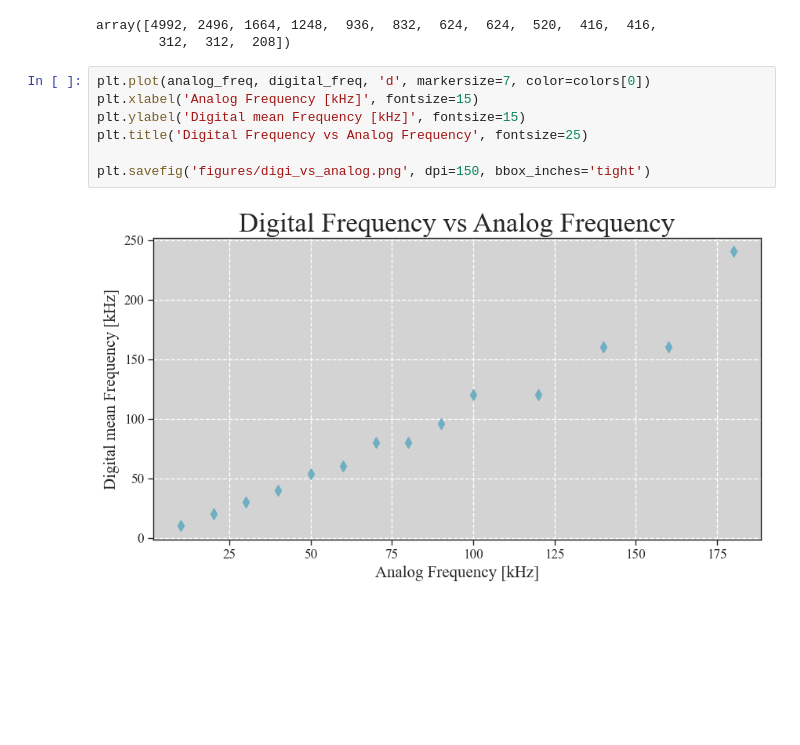
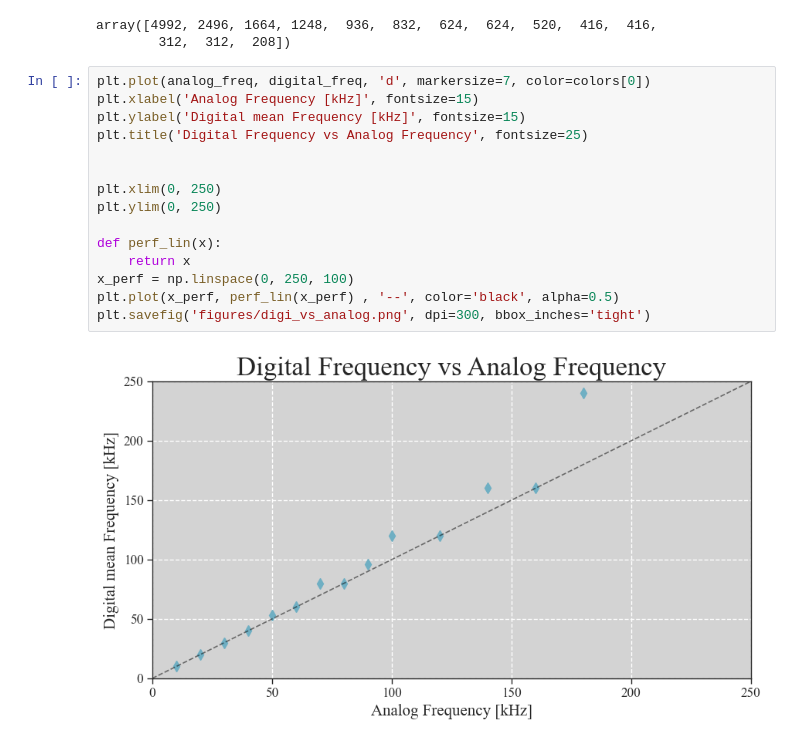
Before and after one commit to nielsdavidsen/ISP_2025, a Jupyter notebook: exam_project.ipynb, the cells around one changed output. Cells and saved outputs as stored; diff of their text form; blank space fills up the shorter version.

```diff
--- a/exam_project.ipynb
+++ b/exam_project.ipynb
@@ -61,11 +61,19 @@ array([4992, 2496, 1664, 1248,  936,  832,  624,  624,  520,  416,  416,
 # %%
 plt.plot(analog_freq, digital_freq, 'd', markersize=7, color=colors[0])
 plt.xlabel('Analog Frequency [kHz]', fontsize=15)
 plt.ylabel('Digital mean Frequency [kHz]', fontsize=15)
 plt.title('Digital Frequency vs Analog Frequency', fontsize=25)
 
-plt.savefig('figures/digi_vs_analog.png', dpi=150, bbox_inches='tight')
+
+plt.xlim(0, 250)
+plt.ylim(0, 250)
+
+def perf_lin(x):
+    return x
+x_perf = np.linspace(0, 250, 100)
+plt.plot(x_perf, perf_lin(x_perf) , '--', color='black', alpha=0.5)
+plt.savefig('figures/digi_vs_analog.png', dpi=300, bbox_inches='tight')
 # %% [output]
-[figure, old version]
+[figure, new version]
 # %%
 def freq(clk):
```
Also changed, not shown: parts of 2 cells of this notebook, 2 other files.
